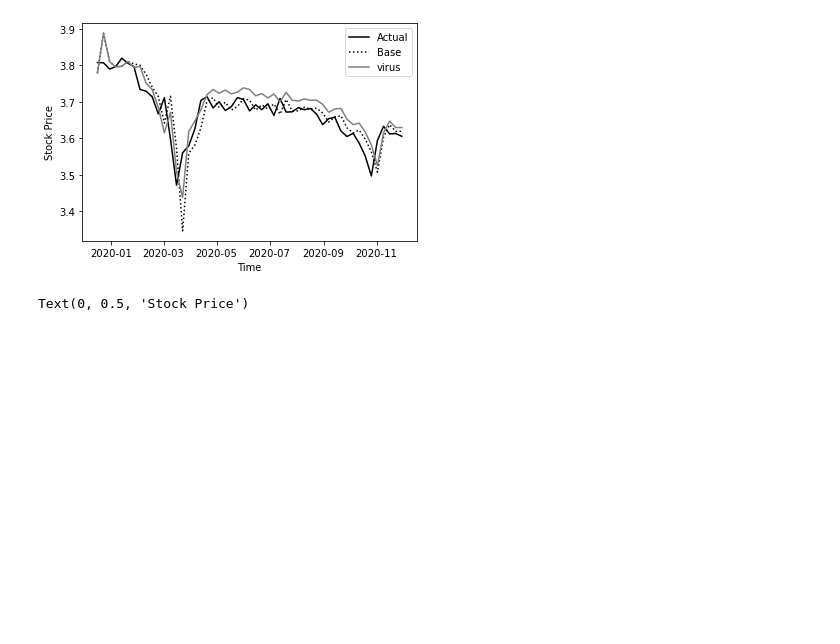
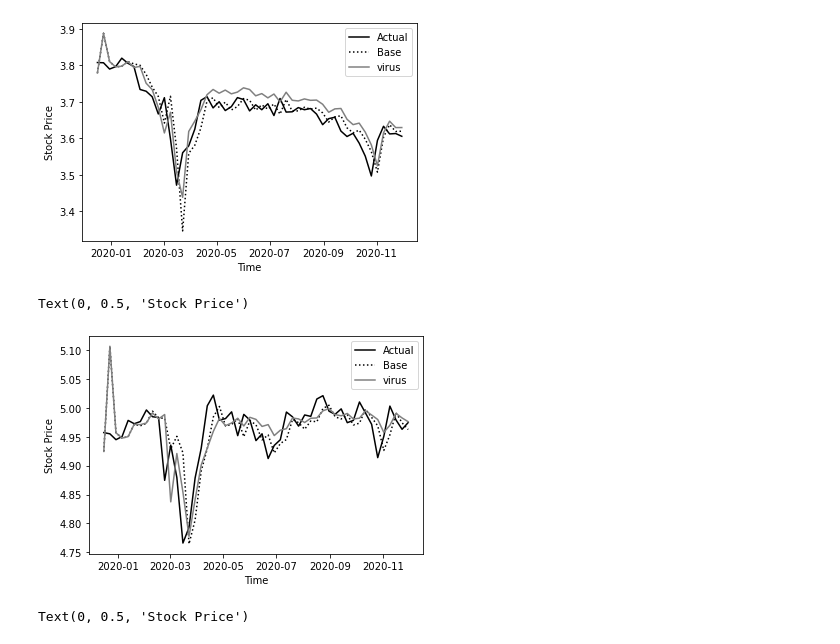
Before and after one commit to epfl-ada/ada-2020-project-milestone-p3-p3_illusions, a Jupyter notebook: extension.ipynb, the cells around one changed output. Drawn from its saved outputs; the diff is of its cells as text; code cells hidden in the pictures; blank space fills up the shorter version.

```diff
--- a/extension.ipynb
+++ b/extension.ipynb
@@ -79,0 +60,6 @@ GSK_2020
+# %%
+GSK_2020['log_Adj_Close'] = np.log(GSK_2020['Adj Close'])
+JNJ_2020['log_Adj_Close'] = np.log(JNJ_2020['Adj Close'])
+MRK_2020['log_Adj_Close'] = np.log(MRK_2020['Adj Close'])
+PFE_2020['log_Adj_Close'] = np.log(PFE_2020['Adj Close'])
+SNY_2020['log_Adj_Close'] = np.log(SNY_2020['Adj Close'])
@@ -155,3 +160,9 @@ GSK_base_2020 = base_prediction(GSK_2020)
+# %%
+GSK_base_2020 = base_prediction(GSK_2020)
+JNJ_base_2020 = base_prediction(JNJ_2020)
+MRK_base_2020 = base_prediction(MRK_2020)
+PFE_base_2020 = base_prediction(PFE_2020)
+SNY_base_2020 = base_prediction(SNY_2020)
 # %%
 len(GSK_2020)
 # %% [output]
@@ -179,3 +188,9 @@ GSK_actual_2020 = GSK_2020['log_Adj_Close'][2:]
+# %%
+GSK_actual_2020 = GSK_2020['log_Adj_Close'][2:]
+JNJ_actual_2020 = JNJ_2020['log_Adj_Close'][2:]
+MRK_actual_2020 = MRK_2020['log_Adj_Close'][2:]
+PFE_actual_2020 = PFE_2020['log_Adj_Close'][2:]
+SNY_actual_2020 = SNY_2020['log_Adj_Close'][2:]
 # %%
 len(GSK_actual_2020)
 # %% [output]
@@ -248,0 +253,7 @@ MAE_GSK_virus_2020
+# %%
+var = ['Virus']
+GSK_virus_2020 = gt_prediction(GSK_2020, var)
+PFE_virus_2020 = gt_prediction(PFE_2020, var)
+MRK_virus_2020 = gt_prediction(MRK_2020, var)
+JNJ_virus_2020 = gt_prediction(JNJ_2020, var)
+SNY_virus_2020 = gt_prediction(SNY_2020, var)
@@ -256,6 +294,16 @@ plt.ylabel('Stock Price')
 # %% [output]
 Text(0, 0.5, 'Stock Price')
 [figure]
+# %%
+plt.plot(JNJ_2020.index[2:],JNJ_actual_2020, color='black', label='Actual')
+plt.plot(JNJ_2020.index[2:],JNJ_base_2020[1], color='black', label='Base', linestyle=":")
+plt.plot(JNJ_2020.index[2:],JNJ_virus_2020, color='gray', label='virus')
+plt.legend()
+plt.xlabel('Time')
+plt.ylabel('Stock Price')
+# %% [output]
+Text(0, 0.5, 'Stock Price')
+[figure, added]
 # %%
 plt.plot(GSK_2020.index[2:],GSK_actual_2020, color='black', label='Actual')
 plt.plot(GSK_2020.index[2:],GSK_base_2020[1], color='black', label='Base', linestyle=":")
```
Also changed, not shown: parts of 20 cells of this notebook, 4 other files.
